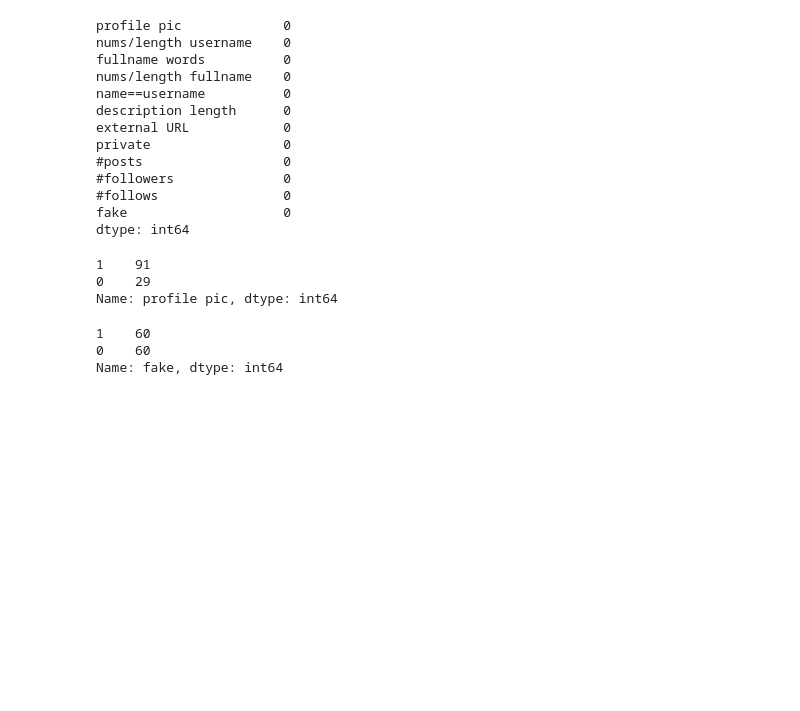
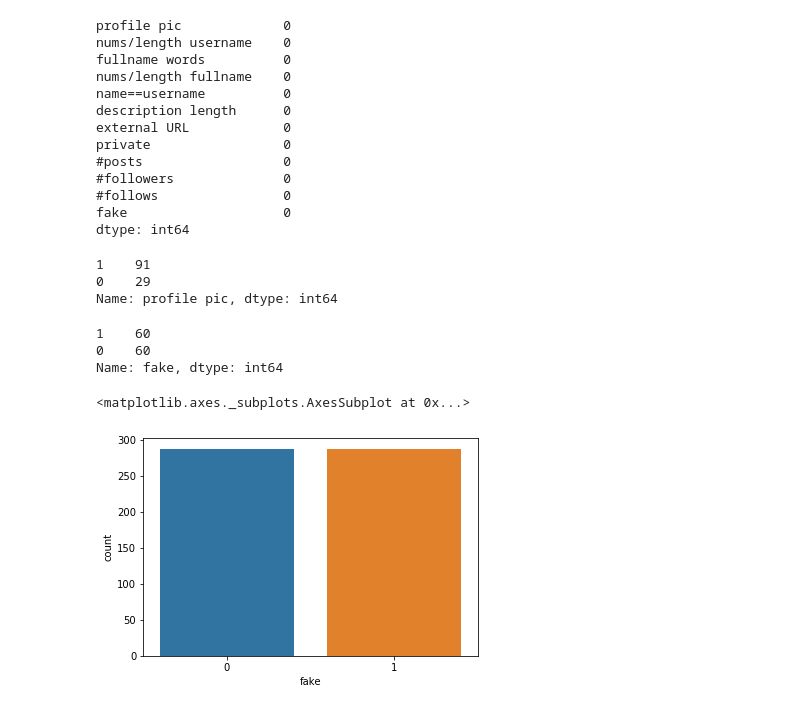
Before and after one commit to aly-cb/fake-instagram-account-detector, a Jupyter notebook: Fake Instagram Detection Using ANN.ipynb, the cells around one changed output. Drawn from its saved outputs; the diff is of its cells as text; code cells hidden in the pictures; blank space fills up the shorter version.

Commit message:
Perform data visualization

```diff
--- a/Fake Instagram Detection Using ANN.ipynb
+++ b/Fake Instagram Detection Using ANN.ipynb
@@ -252,3 +252,9 @@ instagram_df_test['fake'].value_counts()
 Name: fake, dtype: int64
 # %%
 # Perform data visualization
+# %%
+# Visualize the data
+sns.countplot(instagram_df_train['fake'])
+# %% [output]
+<matplotlib.axes._subplots.AxesSubplot at 0x...>
+[figure, added]
```
Also changed, not shown: parts of 8 cells of this notebook.
